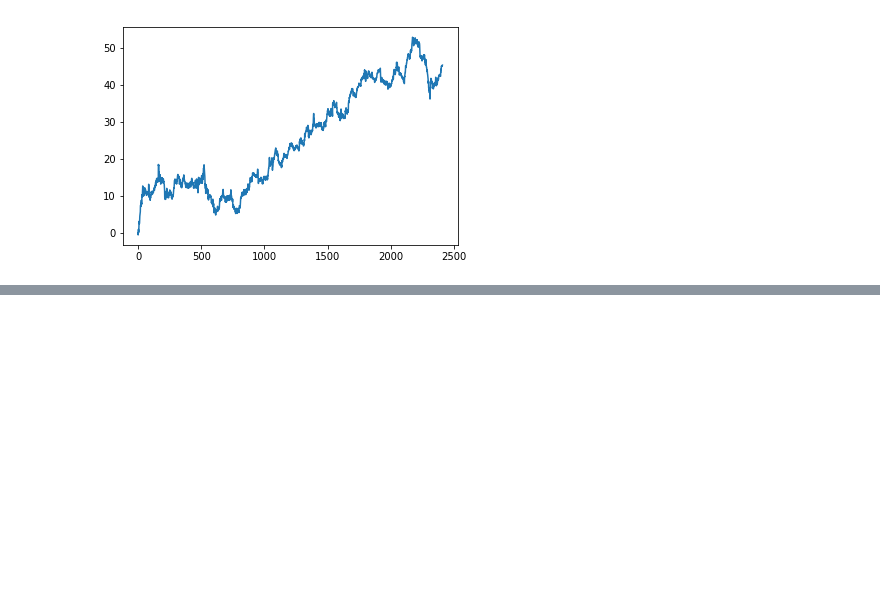
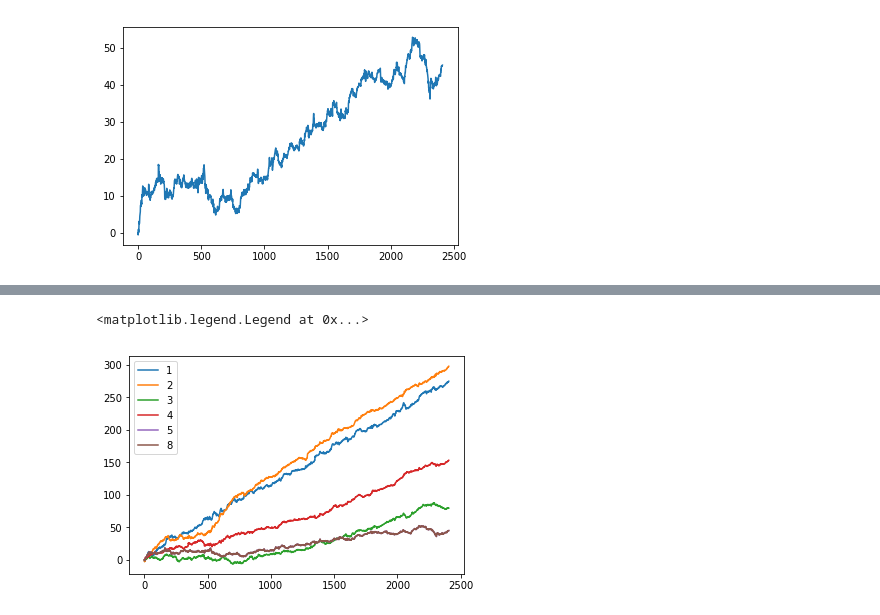
Before and after one commit to joshuap2613/MomentumTrading, a Jupyter notebook: Elo_Pairs_Trades/EloTrading.ipynb, the cells around one changed output, grey strips where cells are left out. Cells and saved outputs as stored; diff of their text form; code cells hidden in the pictures; blank space fills up the shorter version.

```diff
--- a/Elo_Pairs_Trades/EloTrading.ipynb
+++ b/Elo_Pairs_Trades/EloTrading.ipynb
@@ -161,4 +156,17 @@ plt.plot(returns1)
 # %%
 returns2 = binary_unweighted_bet_strat(master,[],2,.01)
 returns3 = binary_unweighted_bet_strat(master,[],3,.01)
-returns4 = binary_unweighted_bet_
+returns4 = binary_unweighted_bet_strat(master,[],4,.01)
+returns8 = binary_unweighted_bet_strat(master,[],8,.01)
+# %%
+plt.plot(returns1, label ="1")
+plt.plot(returns2, label = "2")
+plt.plot(returns3, label = "3")
+plt.plot(returns4, label = "4")
+plt.plot(returns, label = "5")
+plt.plot(returns, label = "8")
+plt.legend()
+#pylab.legend(loc='upper left')
+# %% [output]
+<matplotlib.legend.Legend at 0x...>
+[figure, added]
```
Also changed, not shown: parts of 14 cells of this notebook.
